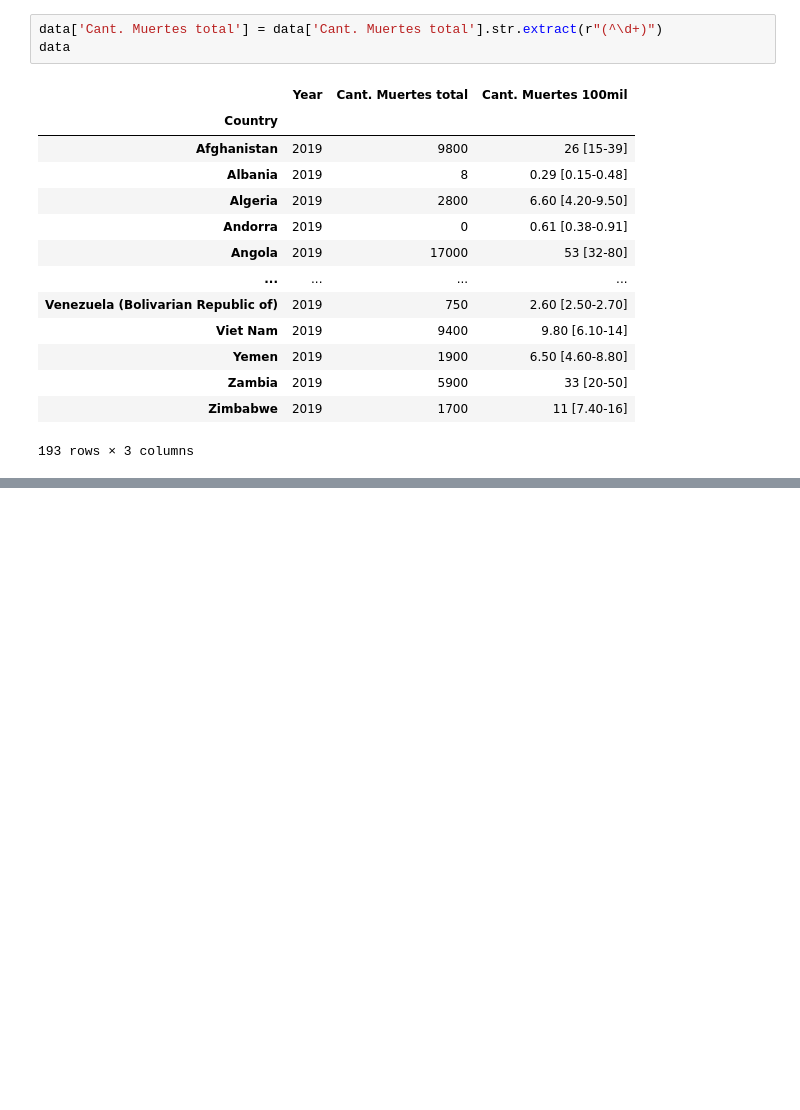
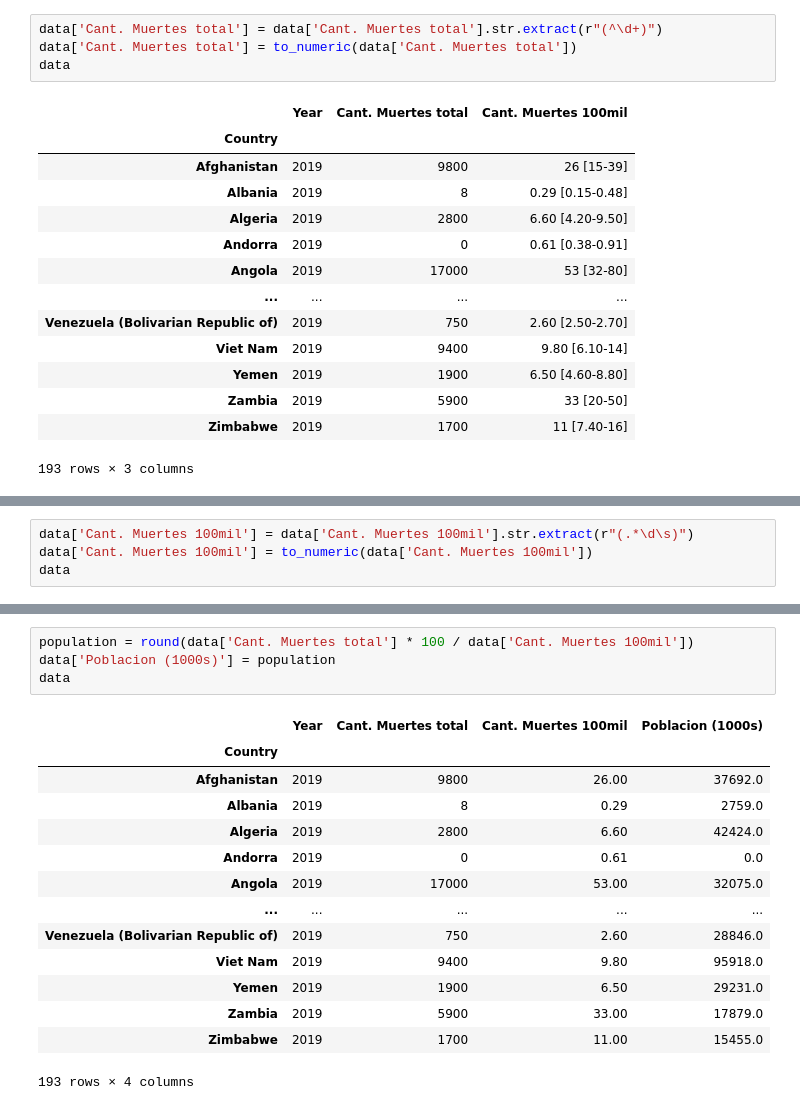
Before and after one commit to jansforte/Inteligencia-Artificial, a Jupyter notebook: Examen/AI_Examen_01_Johan_y_Jeison_Fuentes.ipynb, the cells around one changed output, grey strips where cells are left out. Cells and saved outputs as stored; diff of their text form; blank space fills up the shorter version.

```diff
--- a/Examen/AI_Examen_01_Johan_y_Jeison_Fuentes.ipynb
+++ b/Examen/AI_Examen_01_Johan_y_Jeison_Fuentes.ipynb
@@ -64,6 +64,7 @@ data
 193 rows × 3 columns
 # %%
 data['Cant. Muertes total'] = data['Cant. Muertes total'].str.extract(r"(^\d+)")
+data['Cant. Muertes total'] = to_numeric(data['Cant. Muertes total'])
 data
 # %% [output]
 |  | Year | Cant. Muertes total | Cant. Muertes 100mil |
@@ -85,0 +84,4 @@ data
+# %%
+data['Cant. Muertes 100mil'] = data['Cant. Muertes 100mil'].str.extract(r"(.*\d\s)")
+data['Cant. Muertes 100mil'] = to_numeric(data['Cant. Muertes 100mil'])
+data
@@ -85,0 +103,19 @@ data
+# %%
+population = round(data['Cant. Muertes total'] * 100 / data['Cant. Muertes 100mil'])
+data['Poblacion (1000s)'] = population
+data
+# %% [output]
+|  | Year | Cant. Muertes total | Cant. Muertes 100mil | Poblacion (1000s) |
+| Country |  |  |  |  |
+| Afghanistan | 2019 | 9800 | 26.00 | 37692.0 |
+| Albania | 2019 | 8 | 0.29 | 2759.0 |
+| Algeria | 2019 | 2800 | 6.60 | 42424.0 |
+| Andorra | 2019 | 0 | 0.61 | 0.0 |
+| Angola | 2019 | 17000 | 53.00 | 32075.0 |
+| ... | ... | ... | ... | ... |
+| Venezuela (Bolivarian Republic of) | 2019 | 750 | 2.60 | 28846.0 |
+| Viet Nam | 2019 | 9400 | 9.80 | 95918.0 |
+| Yemen | 2019 | 1900 | 6.50 | 29231.0 |
+| Zambia | 2019 | 5900 | 33.00 | 17879.0 |
+| Zimbabwe | 2019 | 1700 | 11.00 | 15455.0 |
+193 rows × 4 columns
```
Also changed, not shown: parts of 6 cells of this notebook, 6 other files.
